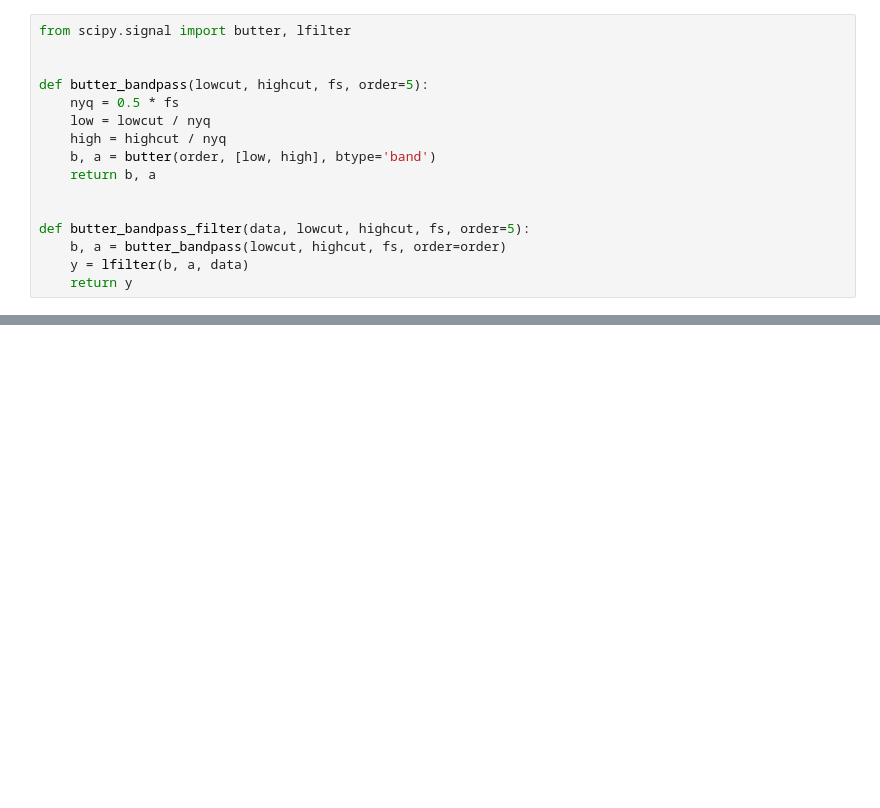
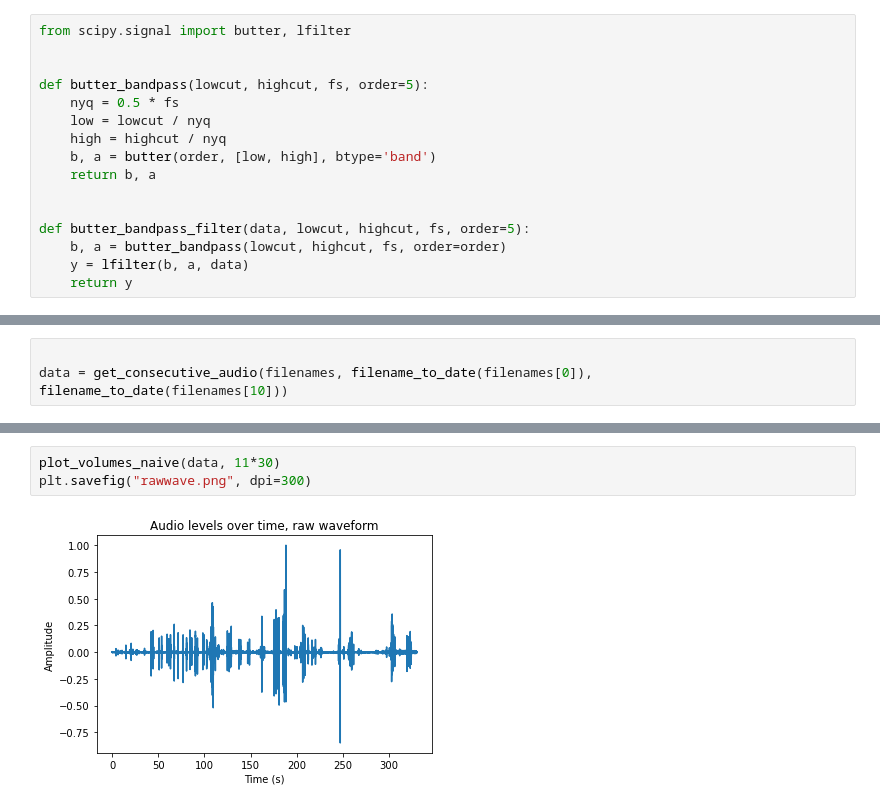
Before and after one commit to mvanaltvorst/bhc-audio-analysis, a Jupyter notebook: Untitled.ipynb, the cells around one changed output, grey strips where cells are left out. Cells and saved outputs as stored; diff of their text form; blank space fills up the shorter version.

```diff
--- a/Untitled.ipynb
+++ b/Untitled.ipynb
@@ -142,0 +160,3 @@ plot_volumes_bandpass(data)
+# %%
+
+data = get_consecutive_audio(filenames, filename_to_date(filenames[0]), filename_to_date(filenames[10]))
@@ -142,0 +175,5 @@ plot_volumes_bandpass(data)
+# %%
+plot_volumes_naive(data, 11*30)
+plt.savefig("rawwave.png", dpi=300)
+# %% [output]
+[figure, added]
```
Also changed, not shown: parts of 7 cells of this notebook, 2 other files.
